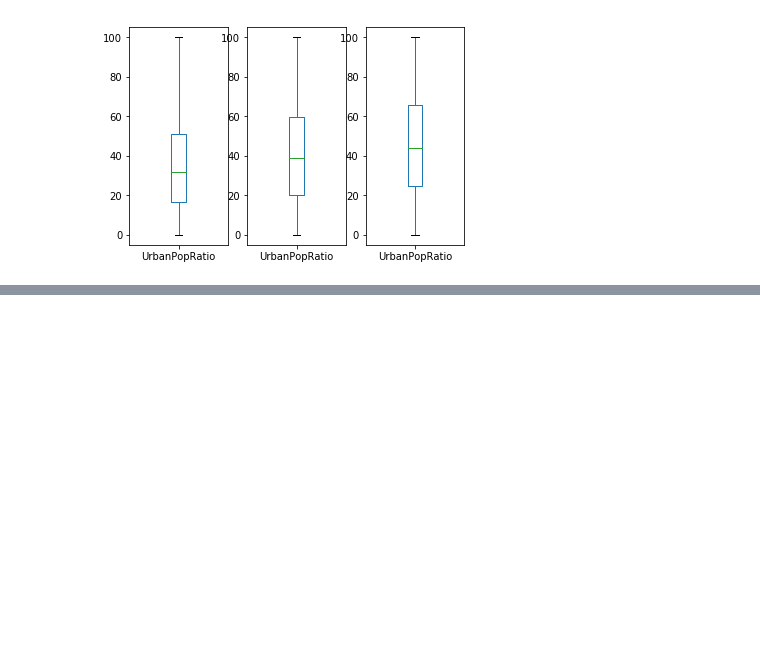
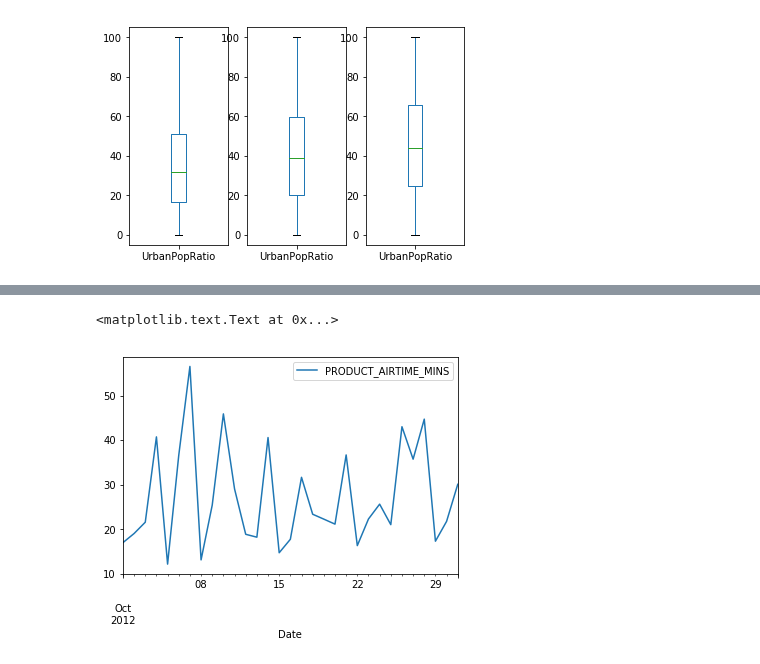
Before and after one commit to woosa7/PythonDataAnalytics, a Jupyter notebook: pandas/DataCamp05.ipynb, the cells around one changed output, grey strips where cells are left out. Drawn from its saved outputs; the diff is of its cells as text; code cells hidden in the pictures; blank space fills up the shorter version.

```diff
--- a/pandas/DataCamp05.ipynb
+++ b/pandas/DataCamp05.ipynb
@@ -237,0 +425,6 @@ df_pop.loc[df_pop['Year'] == 1980].plot(ax=axes[2], y='UrbanPopRatio', kind='box
+# %%
+october = df_time['PRODUCT_AIRTIME_MINS']['2012-10']
+
+# Downsample to obtain only the daily highest temperatures in August: august_highs
+october_highs = october.resample('D').max()
+print(october_highs)
@@ -237,0 +467,7 @@ df_pop.loc[df_pop['Year'] == 1980].plot(ax=axes[2], y='UrbanPopRatio', kind='box
+# %%
+october_highs.plot()
+plt.legend()
+plt.xlabel('Date')
+# %% [output]
+<matplotlib.text.Text at 0x...>
+[figure, added]
```
Also changed, not shown: parts of 23 cells of this notebook, 2 other files.
